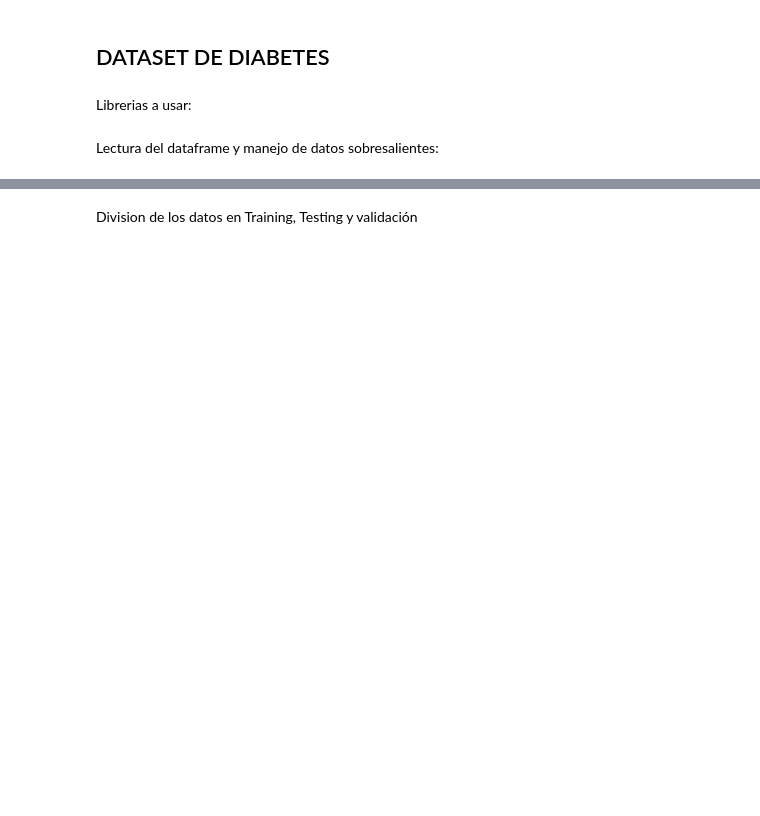
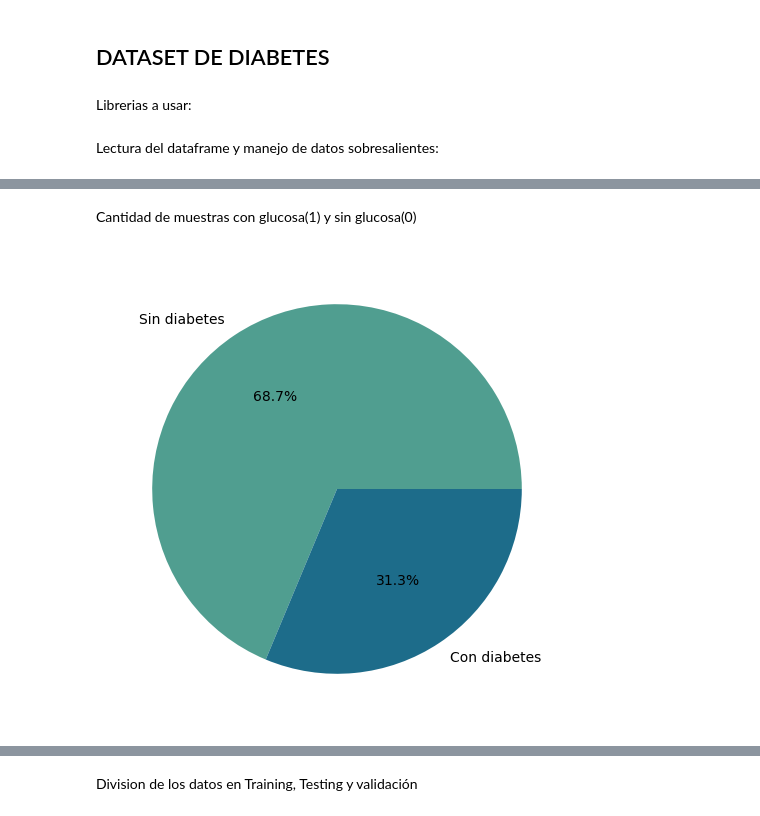
Before and after one commit to javirima/Proyecto1_IA, a Jupyter notebook: notebook.ipynb, the cells around one changed output, grey strips where cells are left out. Cells and saved outputs as stored; diff of their text form; code cells hidden in the pictures; blank space fills up the shorter version.

```diff
--- a/notebook.ipynb
+++ b/notebook.ipynb
@@ -73,0 +145,13 @@ DataFrame
+# %% [markdown]
+Cantidad de muestras con glucosa(1) y sin glucosa(0)
+# %%
+outcomes = DataFrame['Outcome'].value_counts()
+
+palette = sns.color_palette("crest", len(outcomes))
+
+label = [ "Sin diabetes", "Con diabetes"]
+plt.figure(figsize=(8,6))
+plt.pie(outcomes, labels= label, colors=palette, autopct='%1.1f%%')
+plt.show()
+# %% [output]
+[figure, added]
```
Also changed, not shown: parts of 41 cells of this notebook.
